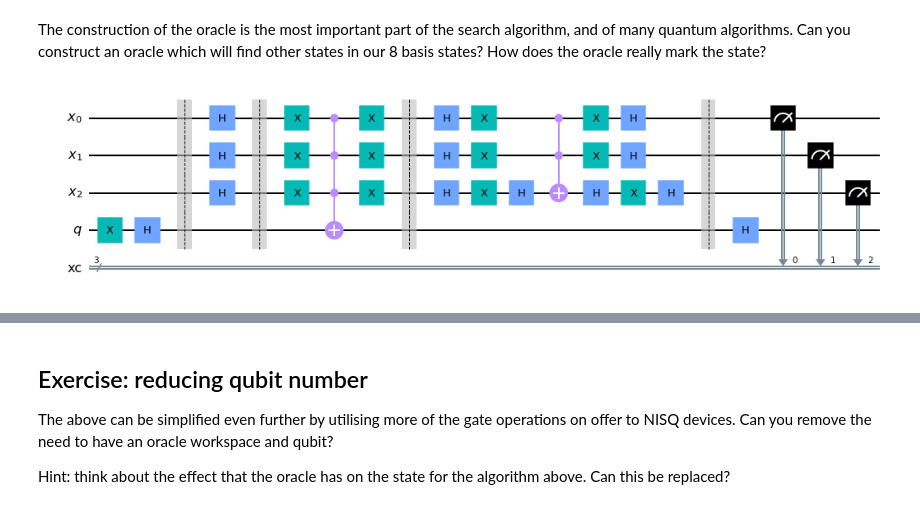
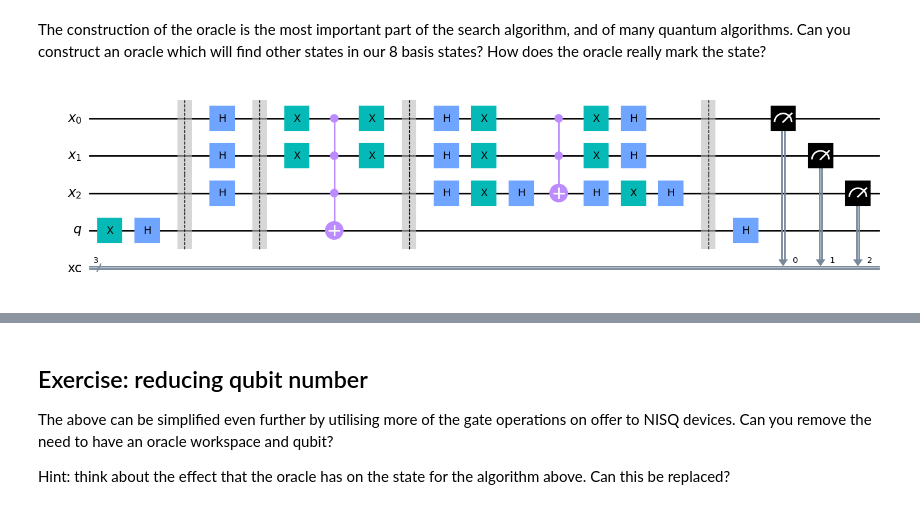
Before and after one commit to karakoulaki/MResProject, a Jupyter notebook: Grover_and_AmplitudeAmplification.ipynb, the cells around one changed output, grey strips where cells are left out. Saved outputs shown, nothing was run; the diff lists cells and outputs as text; code cells hidden in the pictures.

```diff
--- a/Grover_and_AmplitudeAmplification.ipynb
+++ b/Grover_and_AmplitudeAmplification.ipynb
@@ -235,35 +235,41 @@ The construction of the oracle is the most important part of the search algorith
 orc_circ = QuantumCircuit(x, q, xc)
 
 ### Initialise the system in |0>|->
 orc_circ.x(q)
 orc_circ.h(q)
 orc_circ.barrier()
 
 ### Basis encoding of the database
 orc_circ.h(x)
 orc_circ.barrier()
 
 ### Oracle: build oracle for finding the good_state
-orc_circ.x(x)
+"""orc_circ.x(x)
 orc_circ.mct(x, q)
 orc_circ.x(x)
+orc_circ.barrier()"""
+orc_circ.x(x[0])
+orc_circ.x(x[1])
+orc_circ.mct(x, q)
+orc_circ.x(x[0])
+orc_circ.x(x[1])
 orc_circ.barrier()
 
 ### Diffuser
 orc_circ.h(x)
 orc_circ.x(x)
 orc_circ.h(x[-1])
 orc_circ.mct(x[:-1],x[-1])
 orc_circ.h(x[-1])
 orc_circ.x(x)
 orc_circ.h(x)
 orc_circ.barrier()
 
 orc_circ.h(q)
 orc_circ.measure(x, xc)
 orc_circ.draw('mpl')
 # %% [output]
-[figure, old version]
+[figure, new version]
 # %%
 job = execute(orc_circ, sim, shots=1000)
 job_monitor(job)
```
Also changed, not shown: parts of 9 cells of this notebook.
